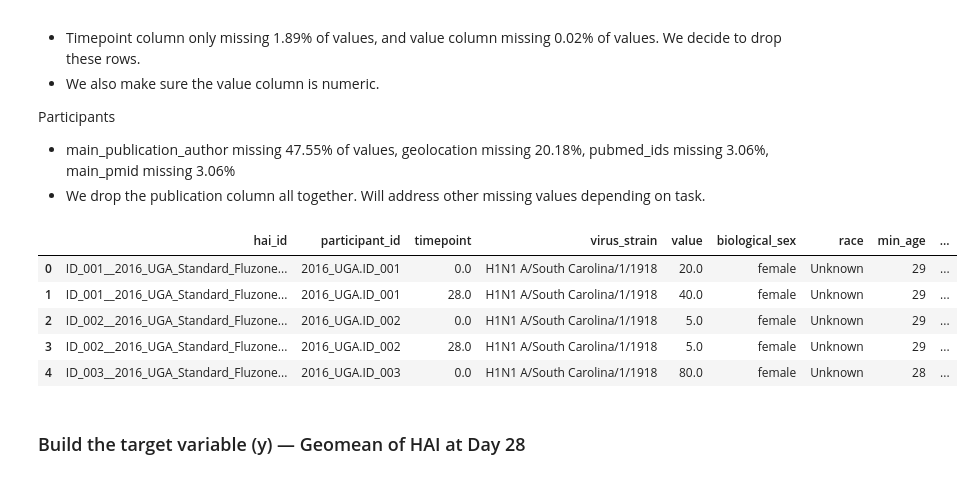
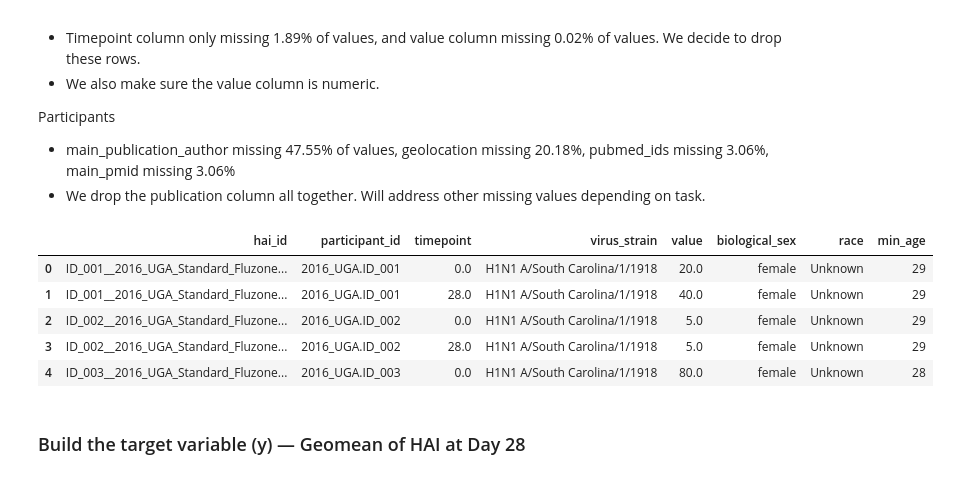
Before and after one commit to DirtyChay/cmi-flu-prediction-challenge, a Jupyter notebook: task_4_5.ipynb, the cells around one changed output. Cells and saved outputs as stored; diff of their text form; code cells hidden in the pictures.

```diff
--- a/task_4_5.ipynb
+++ b/task_4_5.ipynb
@@ -99,28 +99,26 @@ train_participants['race'] = train_participants['race'].replace({
 # %%
 hai_cols_to_keep = [
     'hai_id', 'participant_id', 'timepoint', 'virus_strain', 'value'
 ]
 # Drop geolocation since it's missing ~20% of the data and not needed for this task
 participant_cols_to_keep = [
     'participant_id', 'biological_sex', 'race', 'min_age',
-    'investigation_id', 'investigation_name', 'arm_id', 'arm_name',
-    'data_source', 'description'
 ]
 
 train_merged = train_hai[hai_cols_to_keep].merge(
     train_participants[participant_cols_to_keep],
     on='participant_id',
     how='left'
 )
 
 train_merged = train_merged.dropna()
 train_merged.head()
 # %% [output]
-|  | hai_id | participant_id | timepoint | virus_strain | value | biological_sex | race | min_age | ... |
-| 0 | ID_001__2016_UGA_Standard_Fluzone... | 2016_UGA.ID_001 | 0.0 | H1N1 A/South Carolina/1/1918 | 20.0 | female | Unknown | 29 | ... |
-| 1 | ID_001__2016_UGA_Standard_Fluzone... | 2016_UGA.ID_001 | 28.0 | H1N1 A/South Carolina/1/1918 | 40.0 | female | Unknown | 29 | ... |
-| 2 | ID_002__2016_UGA_Standard_Fluzone... | 2016_UGA.ID_002 | 0.0 | H1N1 A/South Carolina/1/1918 | 5.0 | female | Unknown | 29 | ... |
-| 3 | ID_002__2016_UGA_Standard_Fluzone... | 2016_UGA.ID_002 | 28.0 | H1N1 A/South Carolina/1/1918 | 5.0 | female | Unknown | 29 | ... |
-| 4 | ID_003__2016_UGA_Standard_Fluzone... | 2016_UGA.ID_003 | 0.0 | H1N1 A/South Carolina/1/1918 | 80.0 | female | Unknown | 28 | ... |
+|  | hai_id | participant_id | timepoint | virus_strain | value | biological_sex | race | min_age |
+| 0 | ID_001__2016_UGA_Standard_Fluzone... | 2016_UGA.ID_001 | 0.0 | H1N1 A/South Carolina/1/1918 | 20.0 | female | Unknown | 29 |
+| 1 | ID_001__2016_UGA_Standard_Fluzone... | 2016_UGA.ID_001 | 28.0 | H1N1 A/South Carolina/1/1918 | 40.0 | female | Unknown | 29 |
+| 2 | ID_002__2016_UGA_Standard_Fluzone... | 2016_UGA.ID_002 | 0.0 | H1N1 A/South Carolina/1/1918 | 5.0 | female | Unknown | 29 |
+| 3 | ID_002__2016_UGA_Standard_Fluzone... | 2016_UGA.ID_002 | 28.0 | H1N1 A/South Carolina/1/1918 | 5.0 | female | Unknown | 29 |
+| 4 | ID_003__2016_UGA_Standard_Fluzone... | 2016_UGA.ID_003 | 0.0 | H1N1 A/South Carolina/1/1918 | 80.0 | female | Unknown | 28 |
 # %% [markdown]
 ### Build the target variable (y) — Geomean of HAI at Day 28
```
Also changed, not shown: parts of 10 cells of this notebook.
